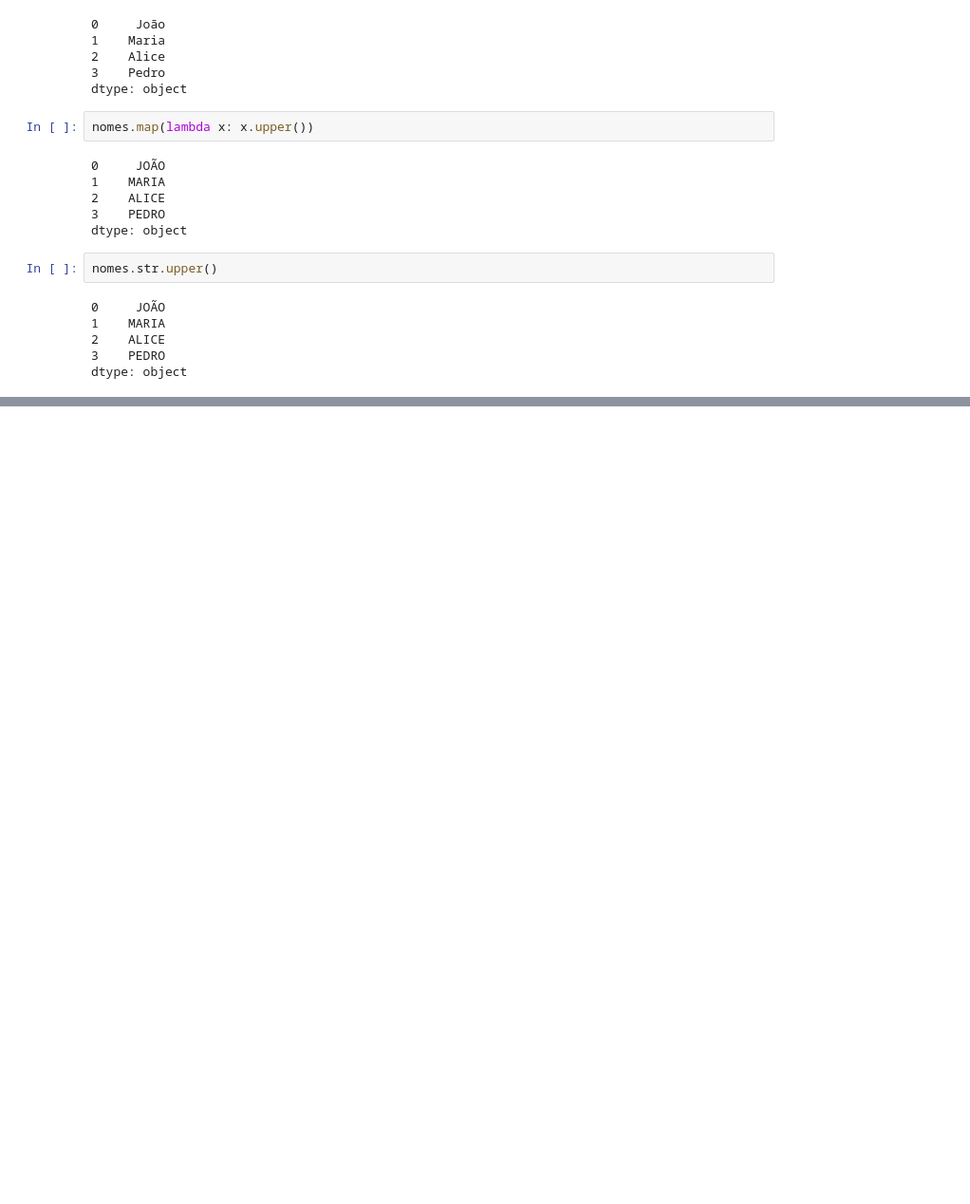
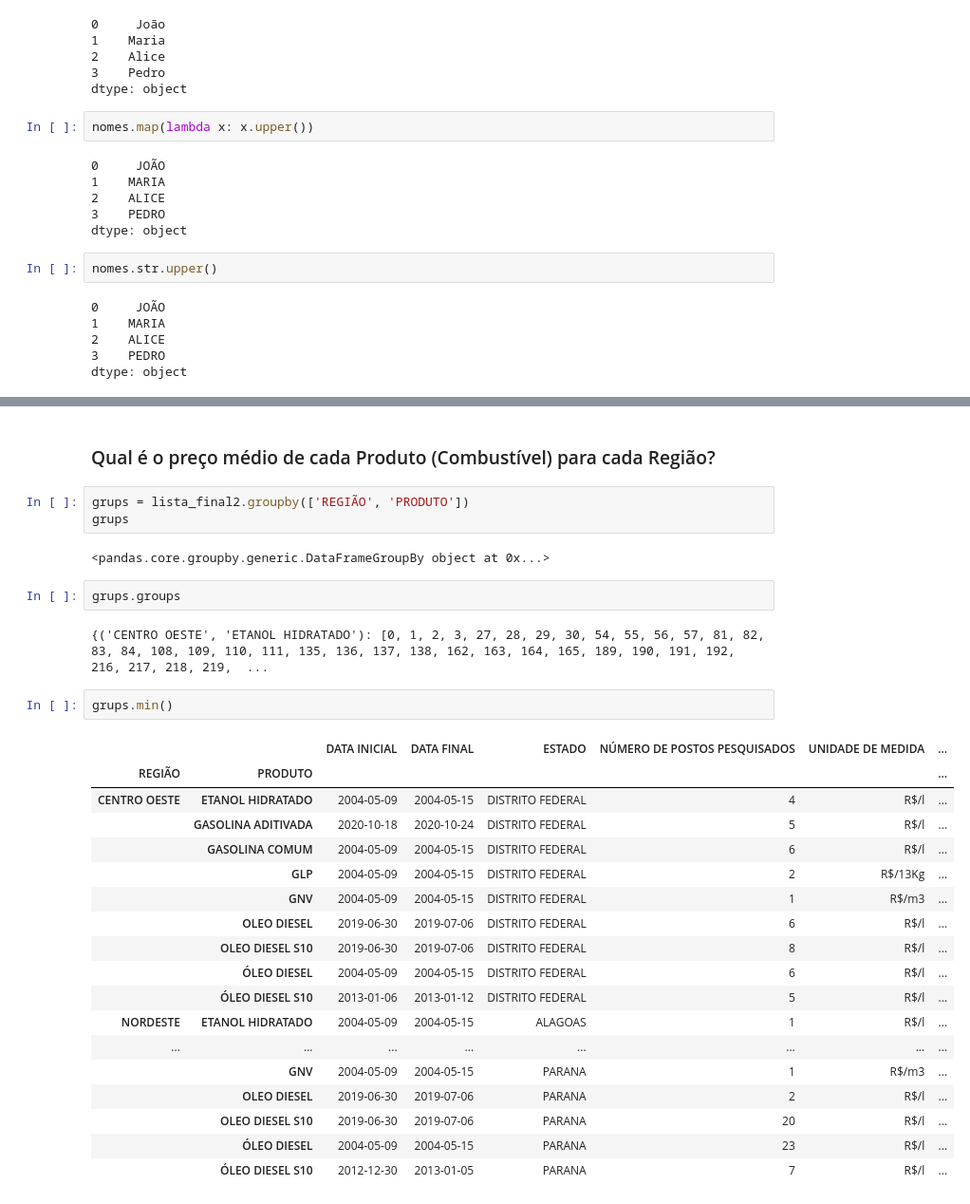
Before and after one commit to 1caue/Pandas, a Jupyter notebook: Script/Untitled.ipynb, the cells around one changed output, grey strips where cells are left out. Shown at 95% size. Saved outputs shown, nothing was run; the diff lists cells and outputs as text; blank space fills up the shorter version.

```diff
--- a/Script/Untitled.ipynb
+++ b/Script/Untitled.ipynb
@@ -2047,0 +2161,32 @@ dtype: object
+# %% [markdown]
+### Qual é o preço médio de cada Produto (Combustível) para cada Região?
+# %%
+grups = lista_final2.groupby(['REGIÃO', 'PRODUTO'])
+grups
+# %% [output]
+<pandas.core.groupby.generic.DataFrameGroupBy object at 0x...>
+# %%
+grups.groups
+# %% [output]
+{('CENTRO OESTE', 'ETANOL HIDRATADO'): [0, 1, 2, 3, 27, 28, 29, 30, 54, 55, 56, 57, 81, 82, 83, 84, 108, 109, 110, 111, 135, 136, 137, 138, 162, 163, 164, 165, 189, 190, 191, 192, 216, 217, 218, 219,  ...
+# %%
+grups.min()
+# %% [output]
+|  |  | DATA INICIAL | DATA FINAL | ESTADO | NÚMERO DE POSTOS PESQUISADOS | UNIDADE DE MEDIDA | ... |
+| REGIÃO | PRODUTO |  |  |  |  |  | ... |
+| CENTRO OESTE | ETANOL HIDRATADO | 2004-05-09 | 2004-05-15 | DISTRITO FEDERAL | 4 | R$/l | ... |
+|  | GASOLINA ADITIVADA | 2020-10-18 | 2020-10-24 | DISTRITO FEDERAL | 5 | R$/l | ... |
+|  | GASOLINA COMUM | 2004-05-09 | 2004-05-15 | DISTRITO FEDERAL | 6 | R$/l | ... |
+|  | GLP | 2004-05-09 | 2004-05-15 | DISTRITO FEDERAL | 2 | R$/13Kg | ... |
+|  | GNV | 2004-05-09 | 2004-05-15 | DISTRITO FEDERAL | 1 | R$/m3 | ... |
+|  | OLEO DIESEL | 2019-06-30 | 2019-07-06 | DISTRITO FEDERAL | 6 | R$/l | ... |
+|  | OLEO DIESEL S10 | 2019-06-30 | 2019-07-06 | DISTRITO FEDERAL | 8 | R$/l | ... |
+|  | ÓLEO DIESEL | 2004-05-09 | 2004-05-15 | DISTRITO FEDERAL | 6 | R$/l | ... |
+|  | ÓLEO DIESEL S10 | 2013-01-06 | 2013-01-12 | DISTRITO FEDERAL | 5 | R$/l | ... |
+| NORDESTE | ETANOL HIDRATADO | 2004-05-09 | 2004-05-15 | ALAGOAS | 1 | R$/l | ... |
+| ... | ... | ... | ... | ... | ... | ... | ... |
+|  | GNV | 2004-05-09 | 2004-05-15 | PARANA | 1 | R$/m3 | ... |
+|  | OLEO DIESEL | 2019-06-30 | 2019-07-06 | PARANA | 2 | R$/l | ... |
+|  | OLEO DIESEL S10 | 2019-06-30 | 2019-07-06 | PARANA | 20 | R$/l | ... |
+|  | ÓLEO DIESEL | 2004-05-09 | 2004-05-15 | PARANA | 23 | R$/l | ... |
+|  | ÓLEO DIESEL S10 | 2012-12-30 | 2013-01-05 | PARANA | 7 | R$/l | ... |
```
Also changed, not shown: parts of 26 cells of this notebook.
